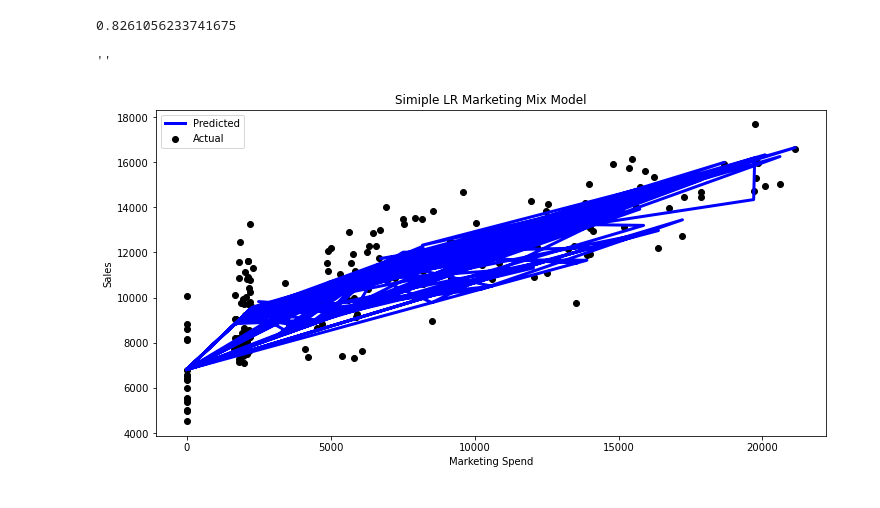
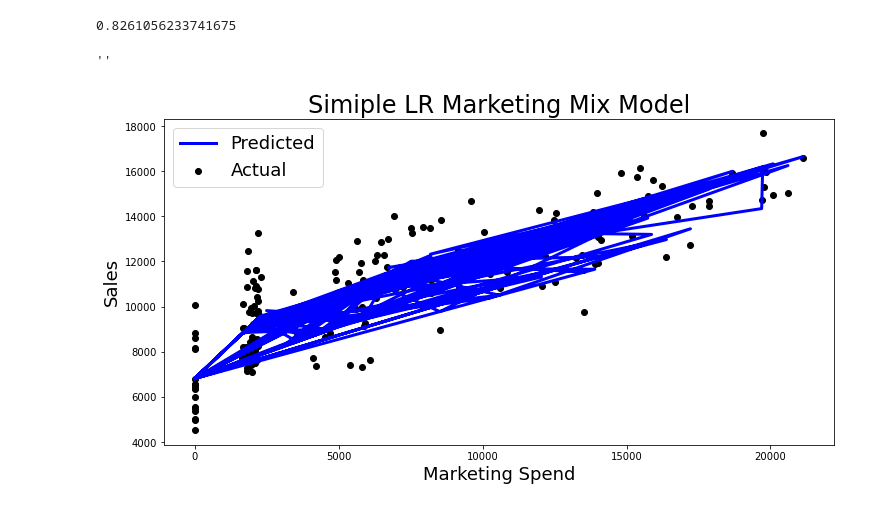
Before and after one commit to zander1268/marketing-mix-modeling, a Jupyter notebook: linear_regression_media_mix_modeling.ipynb, the cells around one changed output. Cells and saved outputs as stored; diff of their text form; code cells hidden in the pictures.

Commit message:
final modeling visuals

```diff
--- a/linear_regression_media_mix_modeling.ipynb
+++ b/linear_regression_media_mix_modeling.ipynb
@@ -340,14 +353,14 @@ total_spend = total_spend[["Spend Total"]]
 # %%
 fig, ax = plt.subplots(figsize=(12, 6))
 ax.scatter(total_spend, y,color="black")
 ax.plot(total_spend, lr.predict(X), color="blue", linewidth=3)
-ax.set_xlabel("Marketing Spend")
-ax.set_ylabel("Sales")
-ax.legend(["Predicted","Actual"])
-ax.set_title("Simiple LR Marketing Mix Model")
+ax.set_xlabel("Marketing Spend",fontsize=18)
+ax.set_ylabel("Sales",fontsize=18)
+ax.legend(["Predicted","Actual"],fontsize=18)
+ax.set_title("Simiple LR Marketing Mix Model",fontsize=24)
 plt.savefig('Images/Simiple_LR_MMM.png')
 ;
 # %% [output]
 ''
-[figure, old version]
+[figure, new version]
 # %%
```
Also changed, not shown: parts of 6 cells of this notebook, 5 other files.
